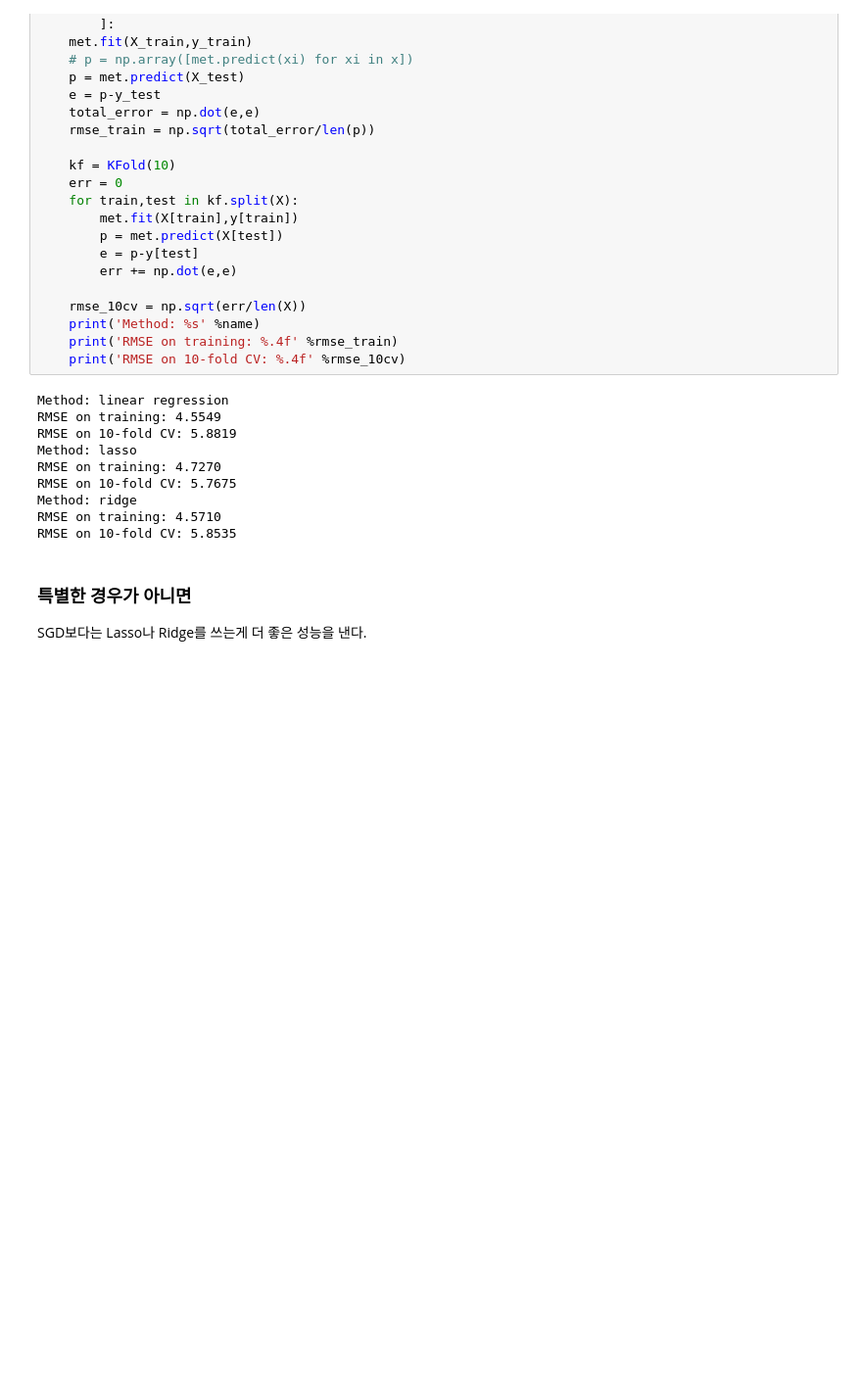
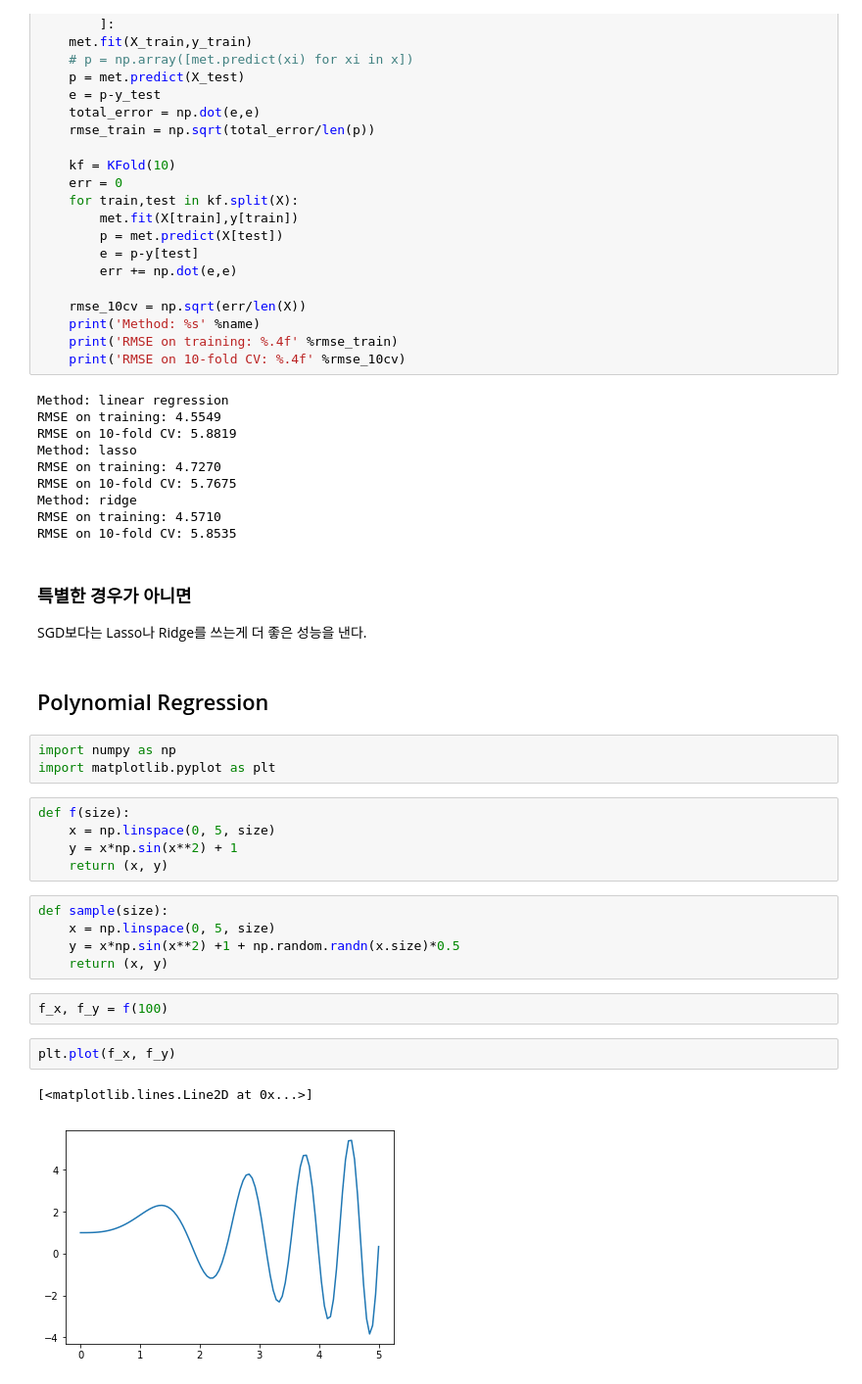
Before and after one commit to saanghyuk/ML-Study, a Jupyter notebook: ML_From_Scratch/Linear Regression Extended.ipynb, the cells around one changed output. Shown: that part at 98% size. Cells and saved outputs as stored; diff of their text form; blank space fills up the shorter version.

```diff
--- a/ML_From_Scratch/Linear Regression Extended.ipynb
+++ b/ML_From_Scratch/Linear Regression Extended.ipynb
@@ -371,3 +371,25 @@ RMSE on 10-fold CV: 5.8535
 # %% [markdown]
 ### 특별한 경우가 아니면 <br>
 SGD보다는 Lasso나 Ridge를 쓰는게 더 좋은 성능을 낸다.
+# %% [markdown]
+## Polynomial Regression
+# %%
+import numpy as np
+import matplotlib.pyplot as plt
+# %%
+def f(size):
+    x = np.linspace(0, 5, size)
+    y = x*np.sin(x**2) + 1
+    return (x, y)
+# %%
+def sample(size):
+    x = np.linspace(0, 5, size)
+    y = x*np.sin(x**2) +1 + np.random.randn(x.size)*0.5
+    return (x, y)
+# %%
+f_x, f_y = f(100)
+# %%
+plt.plot(f_x, f_y)
+# %% [output]
+[<matplotlib.lines.Line2D at 0x...>]
+[figure, added]
```
Also changed, not shown: parts of 68 cells of this notebook, 1 other file.
